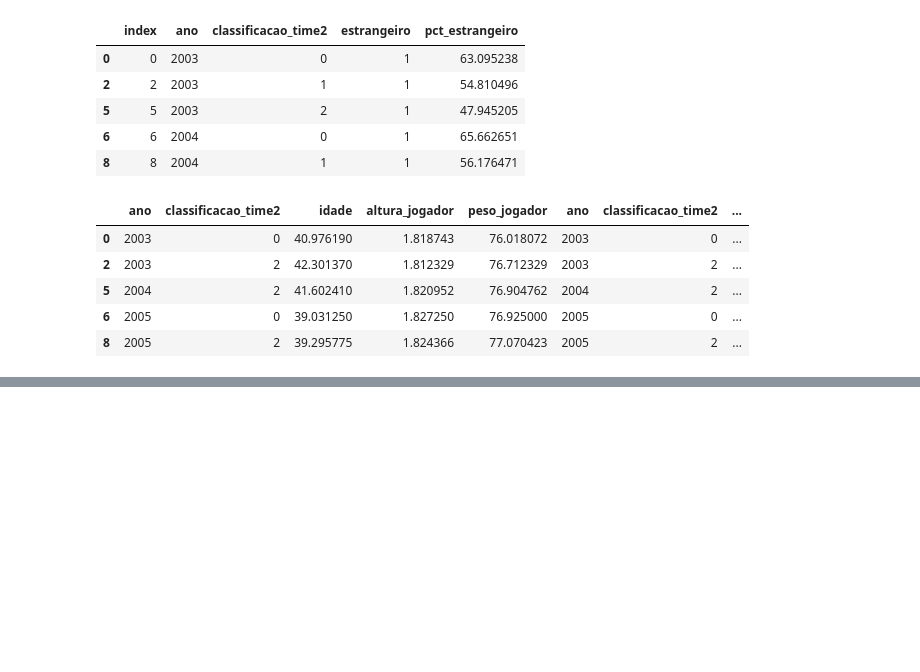
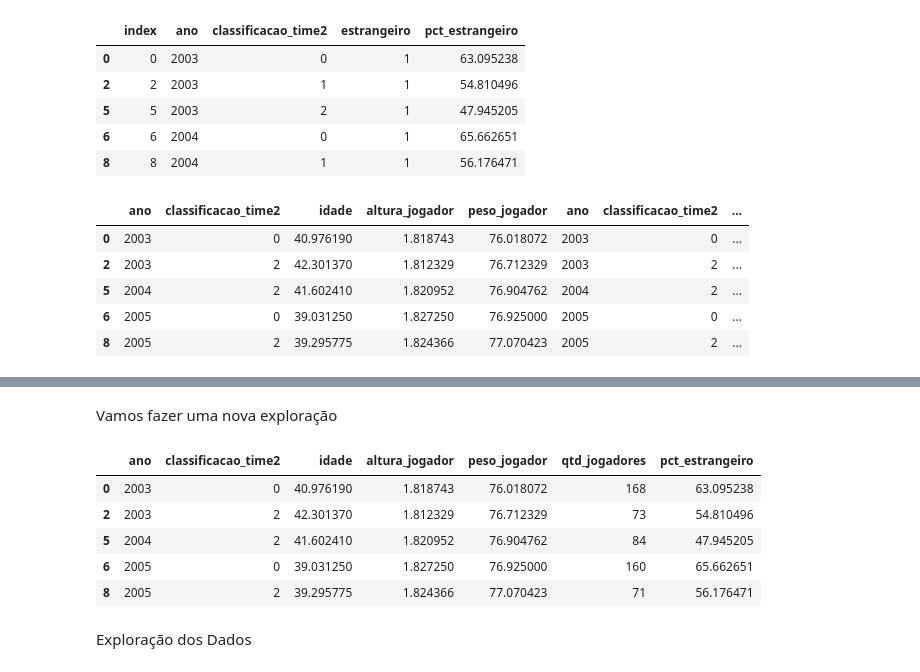
Before and after one commit to abilioepalanga/Modelo-de-previs-o-da-Premier-League-inglesa, a Jupyter notebook: Dados/previsão.ipynb, the cells around one changed output, grey strips where cells are left out. Drawn from its saved outputs; the diff is of its cells as text; code cells hidden in the pictures; blank space fills up the shorter version.

Commit message:
Começando uma nova exploração

```diff
--- a/Dados/previsão.ipynb
+++ b/Dados/previsão.ipynb
@@ -818,0 +816,15 @@ analise_final.head()
+# %% [markdown]
+Vamos fazer uma nova exploração
+# %%
+#Excluindo as colunas time,index,estrangeiro
+media_final.drop(columns=['time','index','estrangeiro'], inplace=True)
+media_final.head()
+# %% [output]
+|  | ano | classificacao_time2 | idade | altura_jogador | peso_jogador | qtd_jogadores | pct_estrangeiro |
+| 0 | 2003 | 0 | 40.976190 | 1.818743 | 76.018072 | 168 | 63.095238 |
+| 2 | 2003 | 2 | 42.301370 | 1.812329 | 76.712329 | 73 | 54.810496 |
+| 5 | 2004 | 2 | 41.602410 | 1.820952 | 76.904762 | 84 | 47.945205 |
+| 6 | 2005 | 0 | 39.031250 | 1.827250 | 76.925000 | 160 | 65.662651 |
+| 8 | 2005 | 2 | 39.295775 | 1.824366 | 77.070423 | 71 | 56.176471 |
+# %% [markdown]
+Exploração dos Dados
```
Also changed, not shown: parts of 3 cells of this notebook.
